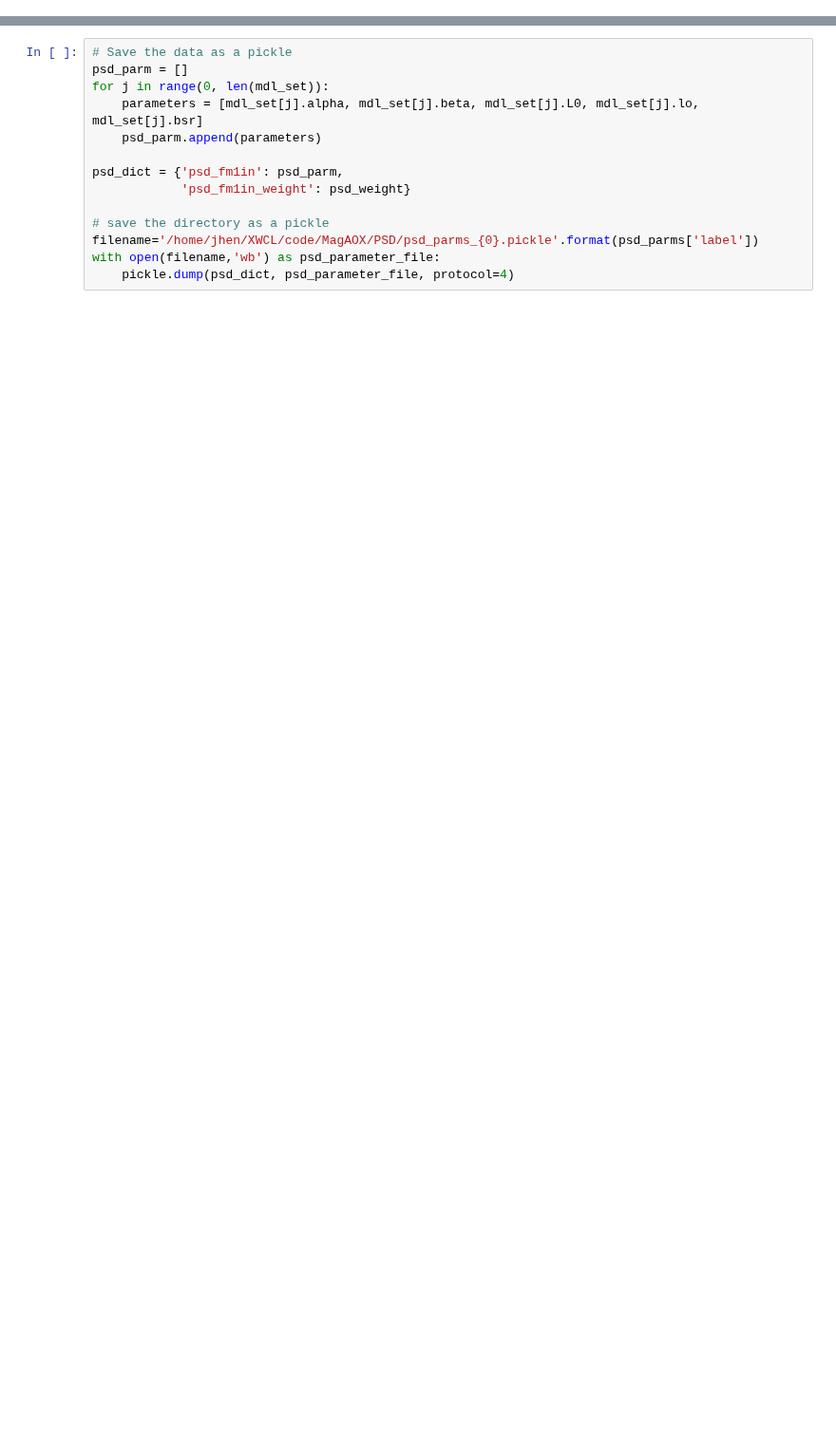
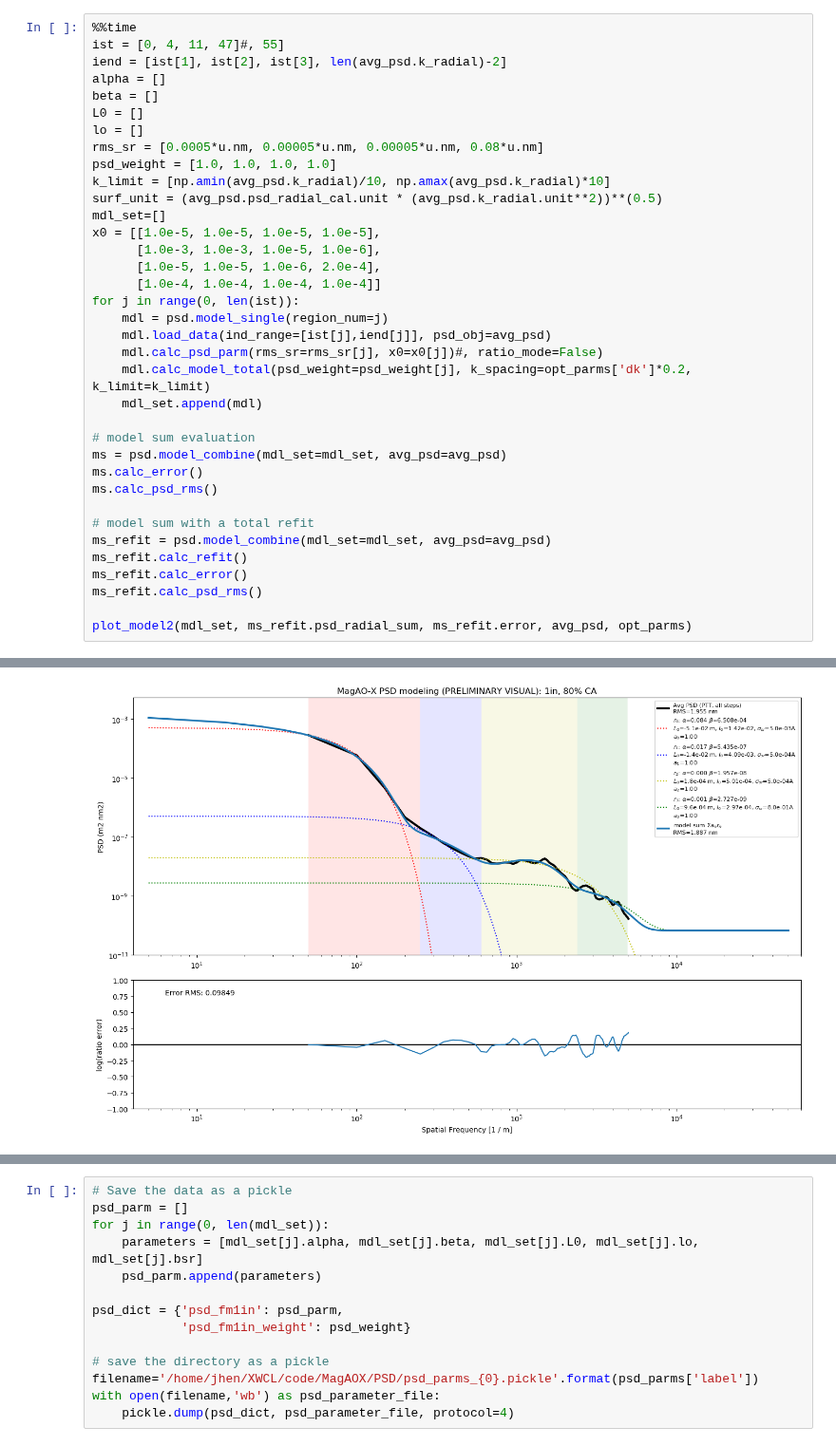
Before and after one commit to magao-x/magaox_poppy, a Jupyter notebook: PSD/PSDmodel_fm_1inch.ipynb, the cells around one changed output, grey strips where cells are left out. Shown at 95% size. Saved outputs shown, nothing was run; the diff lists cells and outputs as text; blank space fills up the shorter version.

```diff
--- a/PSD/PSDmodel_fm_1inch.ipynb
+++ b/PSD/PSDmodel_fm_1inch.ipynb
@@ -74,0 +152,37 @@ psd.plot_model(mdl_set, model_sum, avg_psd, opt_parms)
+# %%
+%%time
+ist = [0, 4, 11, 47]#, 55]
+iend = [ist[1], ist[2], ist[3], len(avg_psd.k_radial)-2]
+alpha = []
+beta = []
+L0 = []
+lo = []
+rms_sr = [0.0005*u.nm, 0.00005*u.nm, 0.00005*u.nm, 0.08*u.nm]
+psd_weight = [1.0, 1.0, 1.0, 1.0]
+k_limit = [np.amin(avg_psd.k_radial)/10, np.amax(avg_psd.k_radial)*10]
+surf_unit = (avg_psd.psd_radial_cal.unit * (avg_psd.k_radial.unit**2))**(0.5)
+mdl_set=[]
+x0 = [[1.0e-5, 1.0e-5, 1.0e-5, 1.0e-5],
+      [1.0e-3, 1.0e-3, 1.0e-5, 1.0e-6],
+      [1.0e-5, 1.0e-5, 1.0e-6, 2.0e-4],
+      [1.0e-4, 1.0e-4, 1.0e-4, 1.0e-4]]
+for j in range(0, len(ist)):
+    mdl = psd.model_single(region_num=j)
+    mdl.load_data(ind_range=[ist[j],iend[j]], psd_obj=avg_psd)
+    mdl.calc_psd_parm(rms_sr=rms_sr[j], x0=x0[j])#, ratio_mode=False)
+    mdl.calc_model_total(psd_weight=psd_weight[j], k_spacing=opt_parms['dk']*0.2, k_limit=k_limit)
+    mdl_set.append(mdl)
+
+# model sum evaluation
+ms = psd.model_combine(mdl_set=mdl_set, avg_psd=avg_psd)
+ms.calc_error()
+ms.calc_psd_rms()
+
+# model sum with a total refit
+ms_refit = psd.model_combine(mdl_set=mdl_set, avg_psd=avg_psd)
+ms_refit.calc_refit()
+ms_refit.calc_error()
+ms_refit.calc_psd_rms()
+
+plot_model2(mdl_set, ms_refit.psd_radial_sum, ms_refit.error, avg_psd, opt_parms)
+# %% [output]
@@ -74,0 +191 @@ psd.plot_model(mdl_set, model_sum, avg_psd, opt_parms)
+[figure, added]
```
Also changed, not shown: parts of 11 cells of this notebook, 2 other files.
